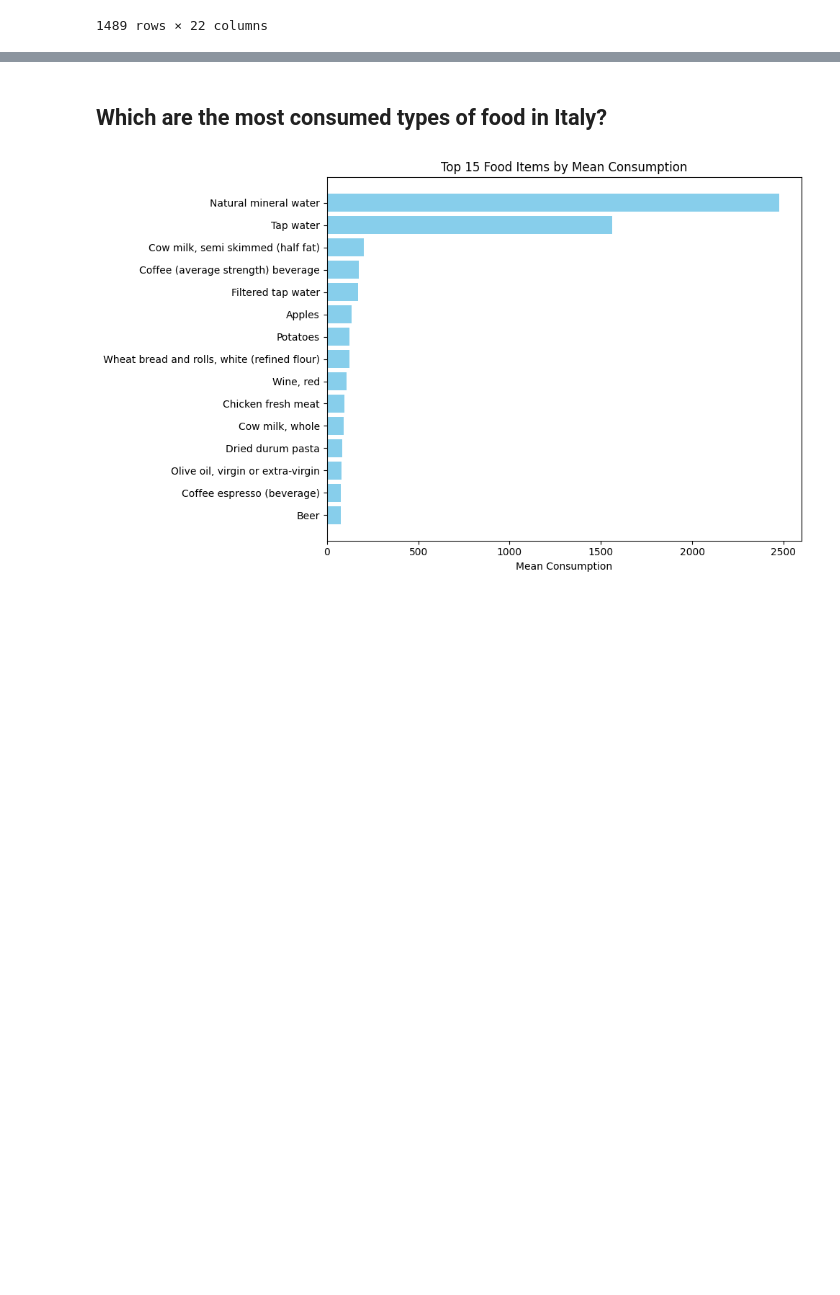
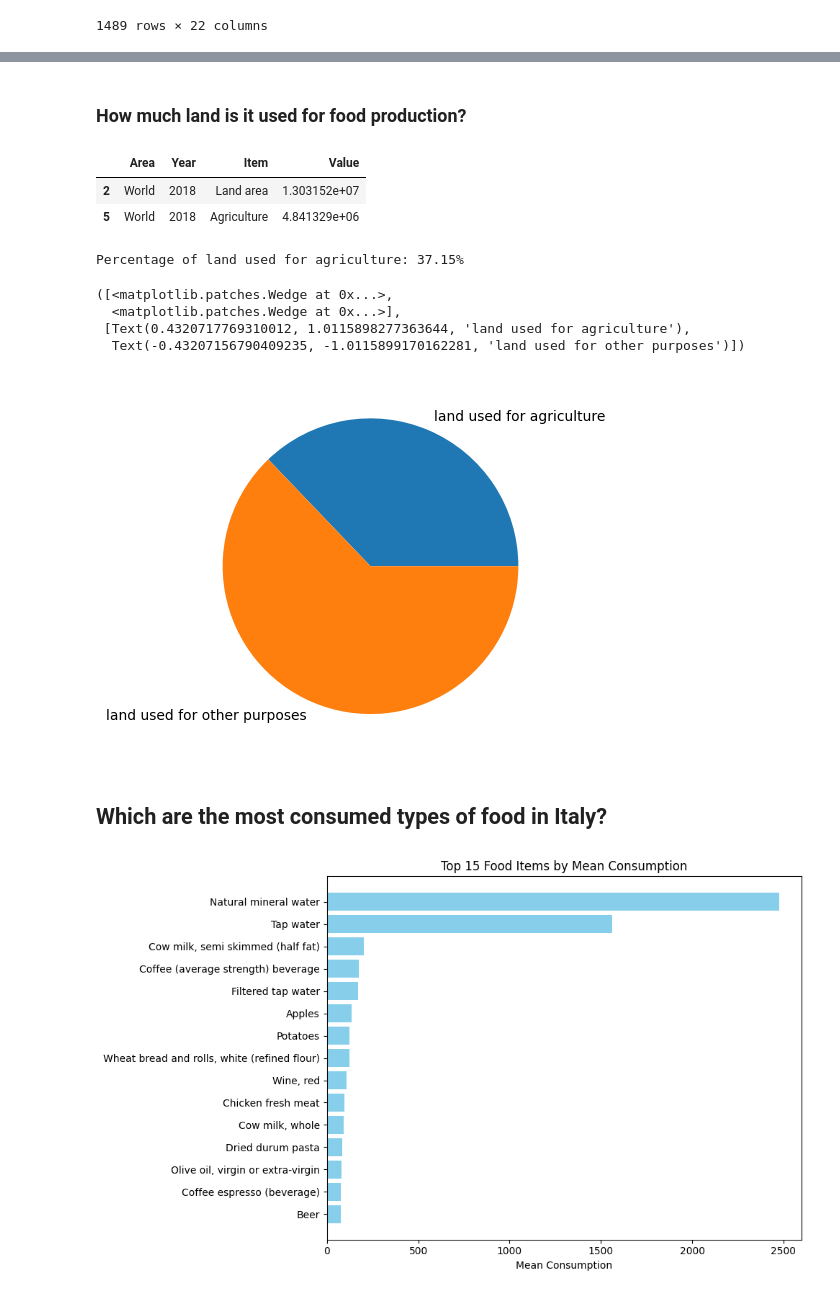
Before and after one commit to TCoaM/TrueCostOfAMeal, a Jupyter notebook: simo_notebook.ipynb, the cells around one changed output, grey strips where cells are left out. Cells and saved outputs as stored; diff of their text form; code cells hidden in the pictures; blank space fills up the shorter version.

```diff
--- a/simo_notebook.ipynb
+++ b/simo_notebook.ipynb
@@ -36,0 +91,4 @@ watertofood_animals
+# %%
+# loading dataset on land use
+landuse_data = pd.read_csv("data/FAOSTAT_land_use_data.csv", encoding="utf-8")
+landuse_data.head(10)
@@ -64,3 +148,40 @@ ax.pie(sizes, labels=labels)
+# %% [markdown]
+### How much land is it used for food production?
+# %%
+# Filter the land use data
+filtered_landuse = landuse_data[
+    (landuse_data["Area"] == "World") &
+    (landuse_data["Year"] == 2018) &
+    (landuse_data["Item"].isin(["Agriculture", "Land area"]))
+]
+
+filtered_landuse = filtered_landuse[["Area", "Year", "Item", "Value"]]
+filtered_landuse
+# %% [output]
+|  | Area | Year | Item | Value |
+| 2 | World | 2018 | Land area | 1.303152e+07 |
+| 5 | World | 2018 | Agriculture | 4.841329e+06 |
+# %%
+land_area = filtered_landuse["Value"].iloc[0]
+agriculture_area = filtered_landuse["Value"].iloc[1]
+
+# percentage of land used for agriculture
+agriculture_percentage = (agriculture_area / land_area) * 100
+print(f"Percentage of land used for agriculture: {agriculture_percentage:.2f}%")
+# %% [output]
+Percentage of land used for agriculture: 37.15%
+# %%
+labels = ["land used for agriculture", "land used for other purposes"]
+sizes = [agriculture_percentage, 100 - agriculture_percentage]
+
+fig, ax = plt.subplots()
+ax.pie(sizes, labels=labels)
+# %% [output]
+([<matplotlib.patches.Wedge at 0x...>,
+  <matplotlib.patches.Wedge at 0x...>],
+ [Text(0.4320717769310012, 1.0115898277363644, 'land used for agriculture'),
+  Text(-0.43207156790409235, -1.0115899170162281, 'land used for other purposes')])
+[figure, added]
 # %% [markdown]
 ## Which are the most consumed types of food in Italy?
 # %%
```
Also changed, not shown: parts of 10 cells of this notebook.
